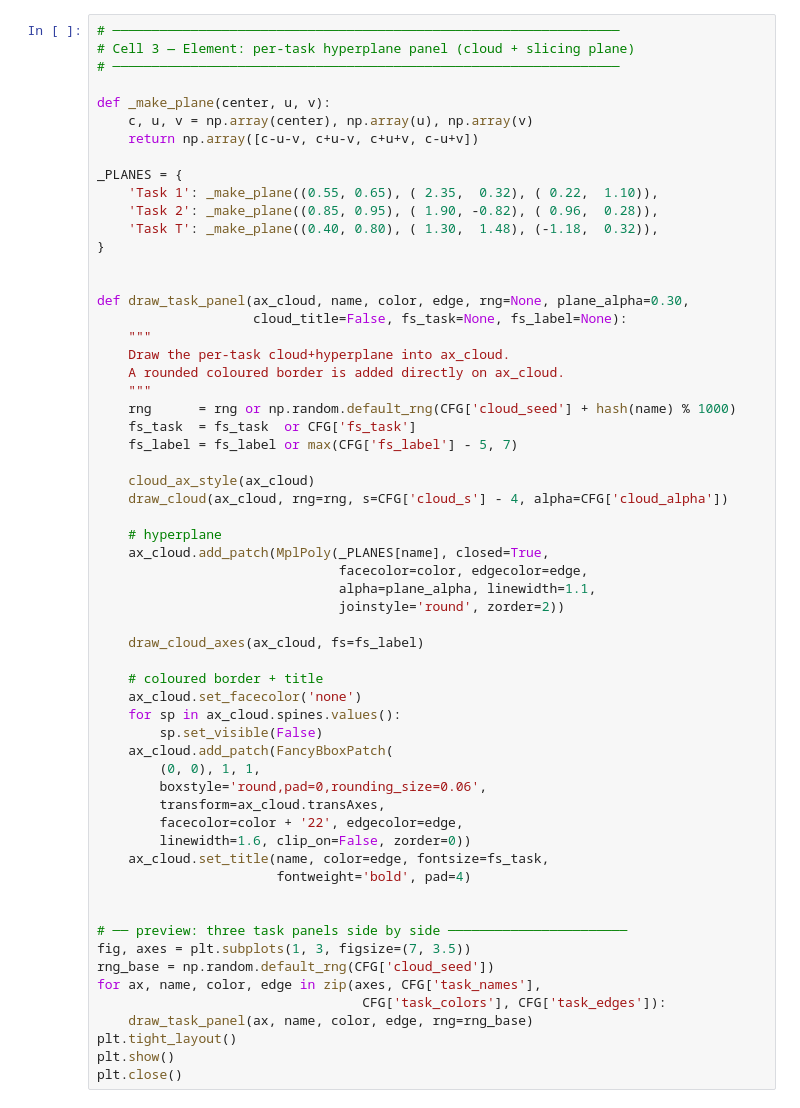
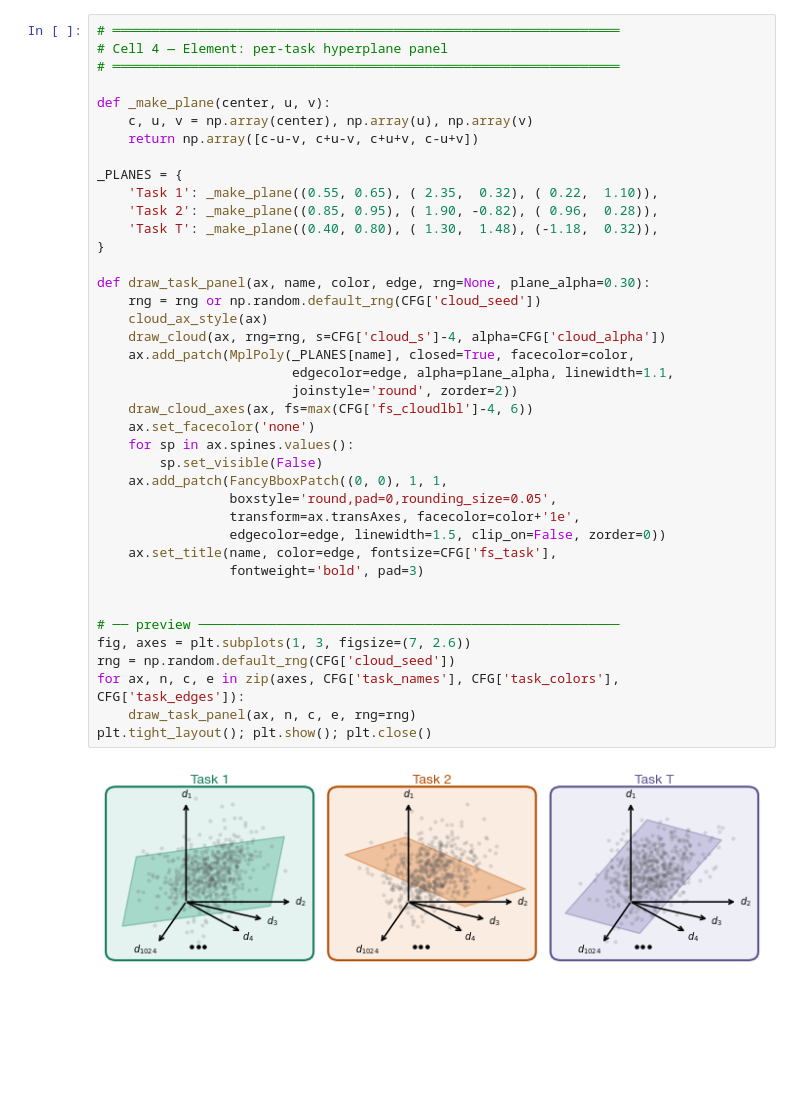
Before and after one commit to lukasShuber/dlbt, a Jupyter notebook: visualizations/figure3_schematic.ipynb, the cells around one changed output. Saved outputs shown, nothing was run; the diff lists cells and outputs as text; blank space fills up the shorter version.

```diff
--- a/visualizations/figure3_schematic.ipynb
+++ b/visualizations/figure3_schematic.ipynb
@@ -188,61 +250,43 @@ plt.close()
 # %%
-# ─────────────────────────────────────────────────────────────────
-# Cell 3 — Element: per-task hyperplane panel (cloud + slicing plane)
-# ─────────────────────────────────────────────────────────────────
+# ═════════════════════════════════════════════════════════════════
+# Cell 4 — Element: per-task hyperplane panel
+# ═════════════════════════════════════════════════════════════════
 
 def _make_plane(center, u, v):
     c, u, v = np.array(center), np.array(u), np.array(v)
     return np.array([c-u-v, c+u-v, c+u+v, c-u+v])
 
 _PLANES = {
     'Task 1': _make_plane((0.55, 0.65), ( 2.35,  0.32), ( 0.22,  1.10)),
     'Task 2': _make_plane((0.85, 0.95), ( 1.90, -0.82), ( 0.96,  0.28)),
     'Task T': _make_plane((0.40, 0.80), ( 1.30,  1.48), (-1.18,  0.32)),
 }
 
-
-def draw_task_panel(ax_cloud, name, color, edge, rng=None, plane_alpha=0.30,
-                    cloud_title=False, fs_task=None, fs_label=None):
-    """
-    Draw the per-task cloud+hyperplane into ax_cloud.
-    A rounded coloured border is added directly on ax_cloud.
-    """
-    rng      = rng or np.random.default_rng(CFG['cloud_seed'] + hash(name) % 1000)
-    fs_task  = fs_task  or CFG['fs_task']
-    fs_label = fs_label or max(CFG['fs_label'] - 5, 7)
-
-    cloud_ax_style(ax_cloud)
-    draw_cloud(ax_cloud, rng=rng, s=CFG['cloud_s'] - 4, alpha=CFG['cloud_alpha'])
-
-    # hyperplane
-    ax_cloud.add_patch(MplPoly(_PLANES[name], closed=True,
-                               facecolor=color, edgecolor=edge,
-                               alpha=plane_alpha, linewidth=1.1,
-                               joinstyle='round', zorder=2))
-
-    draw_cloud_axes(ax_cloud, fs=fs_label)
-
-    # coloured border + title
-    ax_cloud.set_facecolor('none')
-    for sp in ax_cloud.spines.values():
+def draw_task_panel(ax, name, color, edge, rng=None, plane_alpha=0.30):
+    rng = rng or np.random.default_rng(CFG['cloud_seed'])
+    cloud_ax_style(ax)
+    draw_cloud(ax, rng=rng, s=CFG['cloud_s']-4, alpha=CFG['cloud_alpha'])
+    ax.add_patch(MplPoly(_PLANES[name], closed=True, facecolor=color,
+                         edgecolor=edge, alpha=plane_alpha, linewidth=1.1,
+                         joinstyle='round', zorder=2))
+    draw_cloud_axes(ax, fs=max(CFG['fs_cloudlbl']-4, 6))
+    ax.set_facecolor('none')
+    for sp in ax.spines.values():
         sp.set_visible(False)
-    ax_cloud.add_patch(FancyBboxPatch(
-        (0, 0), 1, 1,
-        boxstyle='round,pad=0,rounding_size=0.06',
-        transform=ax_cloud.transAxes,
-        facecolor=color + '22', edgecolor=edge,
-        linewidth=1.6, clip_on=False, zorder=0))
-    ax_cloud.set_title(name, color=edge, fontsize=fs_task,
-                       fontweight='bold', pad=4)
+    ax.add_patch(FancyBboxPatch((0, 0), 1, 1,
+                 boxstyle='round,pad=0,rounding_size=0.05',
+                 transform=ax.transAxes, facecolor=color+'1e',
+                 edgecolor=edge, linewidth=1.5, clip_on=False, zorder=0))
+    ax.set_title(name, color=edge, fontsize=CFG['fs_task'],
+                 fontweight='bold', pad=3)
 
 
-# ── preview: three task panels side by side ───────────────────────
-fig, axes = plt.subplots(1, 3, figsize=(7, 3.5))
-rng_base = np.random.default_rng(CFG['cloud_seed'])
-for ax, name, color, edge in zip(axes, CFG['task_names'],
-                                  CFG['task_colors'], CFG['task_edges']):
-    draw_task_panel(ax, name, color, edge, rng=rng_base)
-plt.tight_layout()
-plt.show()
-plt.close()
+# ── preview ──────────────────────────────────────────────────────
+fig, axes = plt.subplots(1, 3, figsize=(7, 2.6))
+rng = np.random.default_rng(CFG['cloud_seed'])
+for ax, n, c, e in zip(axes, CFG['task_names'], CFG['task_colors'], CFG['task_edges']):
+    draw_task_panel(ax, n, c, e, rng=rng)
+plt.tight_layout(); plt.show(); plt.close()
+# %% [output]
+[figure, added]
 # %%
```
Also changed, not shown: parts of 11 cells of this notebook, 4 other files.
